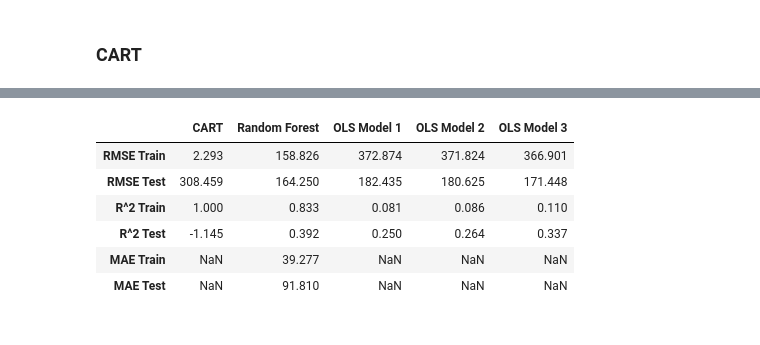
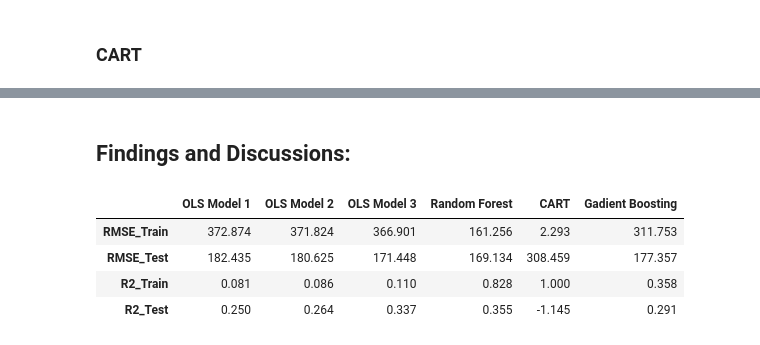
Before and after one commit to thimaipham/2.CEU_DA3_Assignment2, a Jupyter notebook: DA3_Assignment2_ThiMaiPham.ipynb, the cells around one changed output, grey strips where cells are left out. Saved outputs shown, nothing was run; the diff lists cells and outputs as text; code cells hidden in the pictures.

Commit message:
plotting results

```diff
--- a/DA3_Assignment2_ThiMaiPham.ipynb
+++ b/DA3_Assignment2_ThiMaiPham.ipynb
@@ -366,10 +363,10 @@ rmse_test_cart = round(np.sqrt(mean_squared_error(y_test, y_pred_test_cart)),3)
 r2_test_cart = round(r2_score(y_test, y_pred_test_cart),3)
 
 cart_results = {
-    "RMSE Train": rmse_train_cart,
-    "RMSE Test": rmse_test_cart,
-    "R^2 Train": r2_train_cart,
-    "R^2 Test": r2_test_cart
+    "RMSE_Train": rmse_train_cart,
+    "RMSE_Test": rmse_test_cart,
+    "R2_Train": r2_train_cart,
+    "R2_Test": r2_test_cart
 }
 
 cart_results
@@ -419,0 +380,25 @@ gb_results
+# %%
+# Initialize and fit model
+gb_model = GradientBoostingRegressor(n_estimators=100, random_state=42)
+gb_model.fit(X_train, y_train)
+
+# Predictions on both the training and testing sets
+y_pred_train_gb = gb_model.predict(X_train)
+y_pred_test_gb = gb_model.predict(X_test)
+
+# Calculate RMSE and R2 for the training set
+rmse_train_gb = round(np.sqrt(mean_squared_error(y_train, y_pred_train_gb)),3)
+r2_train_gb = round(r2_score(y_train, y_pred_train_gb), 3)
+
+# Calculate RMSE and R2 for the testing set
+rmse_test_gb = round(np.sqrt(mean_squared_error(y_test, y_pred_test_gb)), 3)
+r2_test_gb = round(r2_score(y_test, y_pred_test_gb), 3)
+
+gb_results = {
+    "RMSE_Train": rmse_train_gb,
+    "RMSE_Test": rmse_test_gb,
+    "R2_Train": r2_train_gb,
+    "R2_Test": r2_test_gb
+}
+
+gb_results
@@ -420,18 +414,19 @@ gb_results
+# %% [markdown]
+## Findings and Discussions:
 # %%
 results_df = pd.DataFrame({
-    "CART": cart_results,
-    "Random Forest": rf_results,
     "OLS Model 1": ols_1_results,
     "OLS Model 2": ols_2_results,
-    "OLS Model 3": ols_3_results
+    "OLS Model 3": ols_3_results,
+    "Random Forest": rf_results,
+    "CART": cart_results,
+    "Gadient Boosting": gb_results
 })
 
 results_df
 # %% [output]
-|  | CART | Random Forest | OLS Model 1 | OLS Model 2 | OLS Model 3 |
-| RMSE Train | 2.293 | 158.826 | 372.874 | 371.824 | 366.901 |
-| RMSE Test | 308.459 | 164.250 | 182.435 | 180.625 | 171.448 |
-| R^2 Train | 1.000 | 0.833 | 0.081 | 0.086 | 0.110 |
-| R^2 Test | -1.145 | 0.392 | 0.250 | 0.264 | 0.337 |
-| MAE Train | NaN | 39.277 | NaN | NaN | NaN |
-| MAE Test | NaN | 91.810 | NaN | NaN | NaN |
+|  | OLS Model 1 | OLS Model 2 | OLS Model 3 | Random Forest | CART | Gadient Boosting |
+| RMSE_Train | 372.874 | 371.824 | 366.901 | 161.256 | 2.293 | 311.753 |
+| RMSE_Test | 182.435 | 180.625 | 171.448 | 169.134 | 308.459 | 177.357 |
+| R2_Train | 0.081 | 0.086 | 0.110 | 0.828 | 1.000 | 0.358 |
+| R2_Test | 0.250 | 0.264 | 0.337 | 0.355 | -1.145 | 0.291 |
```
Also changed, not shown: parts of 26 cells of this notebook.
